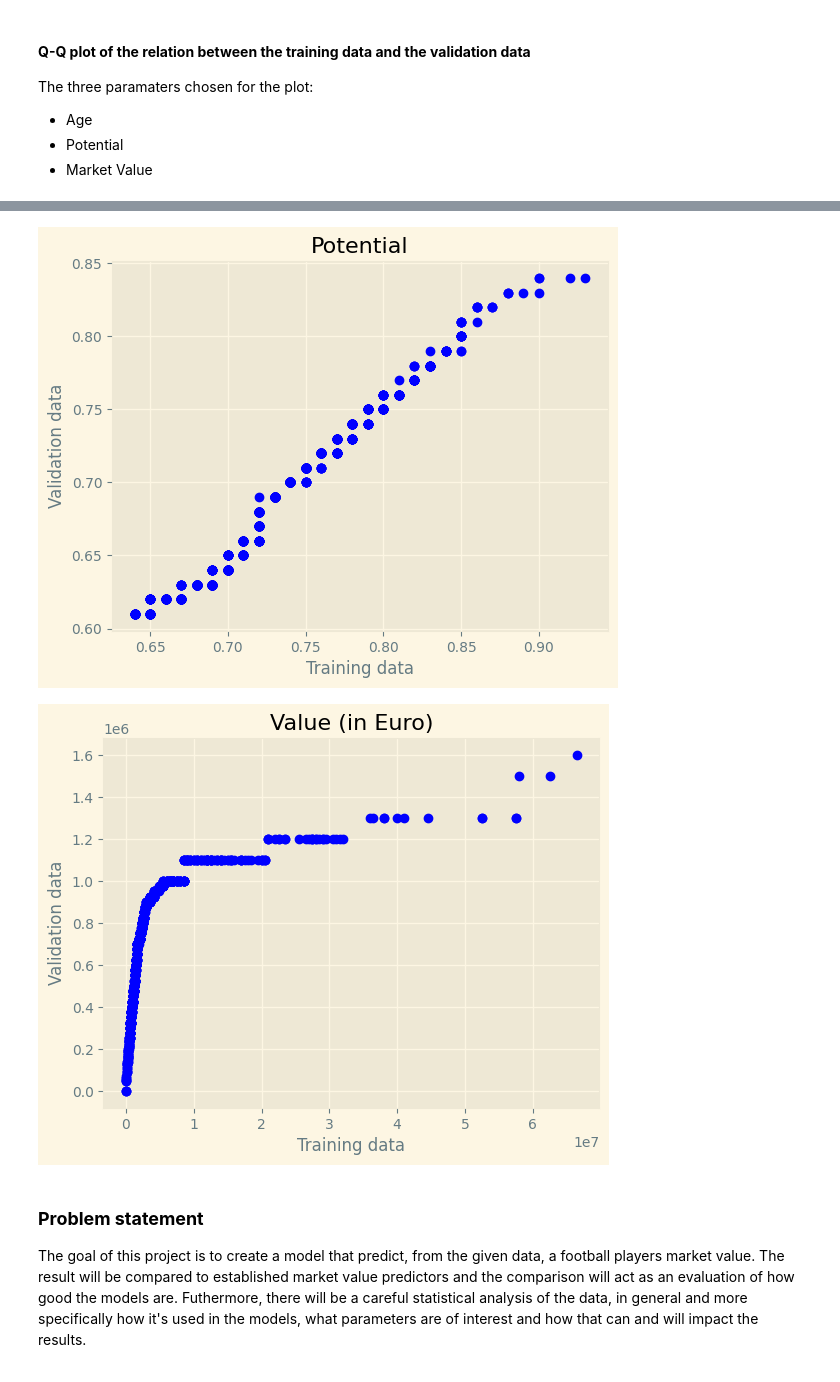
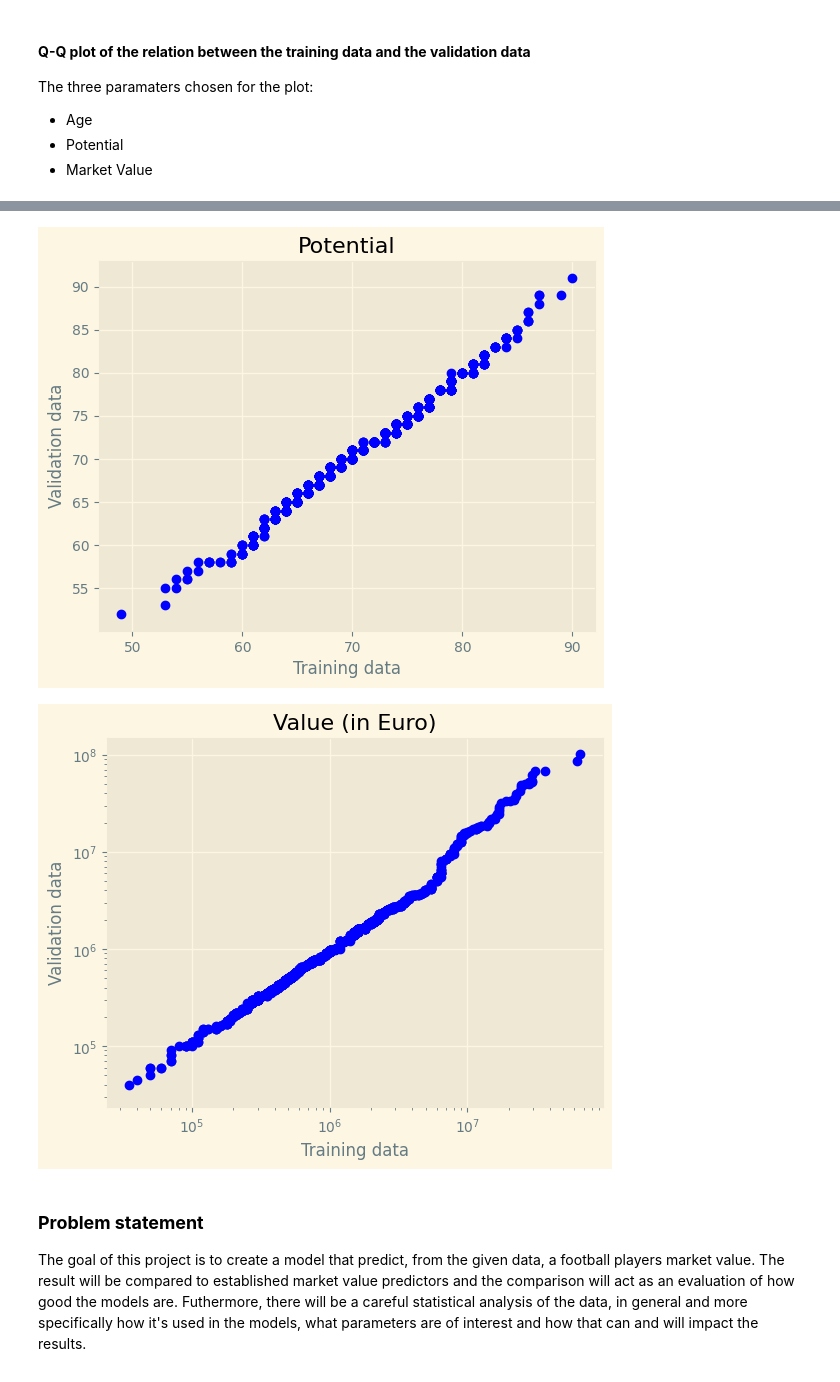
Before and after one commit to ValterMiari/Stats, a Jupyter notebook: Project/project_fifa.ipynb, the cells around one changed output, grey strips where cells are left out. Saved outputs shown, nothing was run; the diff lists cells and outputs as text; code cells hidden in the pictures.

```diff
--- a/Project/project_fifa.ipynb
+++ b/Project/project_fifa.ipynb
@@ -64,15 +64,18 @@ The three paramaters chosen for the plot:
 from random import sample
 # Splitting the data into training and test data
 split_point = int(0.80*len(data))
-train_data = data[:split_point]
-test_data = data[split_point:]
+# Since the data is order by overall, the data needs to be shuffled
+# in order to avoid skewed results
+shuffled_data = data.sample(frac=1)
+train_data = shuffled_data[:split_point]
+test_data = shuffled_data[split_point:]
 
 # Further splitting the training data into training and validation data, for qq-plot
 split_point = int(0.80*len(train_data))
 qq_train = train_data[:split_point]
 qq_validation = train_data[split_point:]
 
-def qq_plot(d1, d2, title: str, sample_size: int, norm=False):
+def qq_plot(d1, d2, title: str, sample_size: int, norm=False, log=False):
     if norm:
         x = sample(list(map(lambda x: x * 0.01, d1)), sample_size)
         y = sample(list(map(lambda x: x * 0.01, d2)), sample_size)
@@ -83,9 +86,12 @@ def qq_plot(d1, d2, title: str, sample_size: int, norm=False):
     ax.scatter(np.sort(x), np.sort(y), color='blue')
     ax.set_xlabel('Training data')
     ax.set_ylabel('Validation data')
+    if log:
+        ax.set_xscale('log')
+        ax.set_yscale('log')
     ax.set_title(title)
 
-qq_plot(list(qq_train['Age']), list(qq_validation['Age']), 'Age', 1000, norm=True)
-qq_plot(list(qq_train['Potential']), list(qq_validation['Potential']), 'Potential', 1000, norm=True)
-qq_plot(list(qq_train['Value(in Euro)']), list(qq_validation['Value(in Euro)']), 'Value (in Euro)', 1000)
+qq_plot(list(qq_train['Age']), list(qq_validation['Age']), 'Age', 1000)
+qq_plot(list(qq_train['Potential']), list(qq_validation['Potential']), 'Potential', 1000)
+qq_plot(list(qq_train['Value(in Euro)']), list(qq_validation['Value(in Euro)']), 'Value (in Euro)', 1000, log=True)
 # %% [output]
@@ -93,5 +99,5 @@ qq_plot(list(qq_train['Value(in Euro)']), list(qq_validation['Value(in Euro)']),
-[figure, old version]
+[figure, new version]
-[figure, old version]
+[figure, new version]
 # %% [markdown]
 ### **Problem statement**
 The goal of this project is to create a model that predict, from the given data, a football players market value. The result will be compared to established market value predictors and the comparison will act as an evaluation of how good the models are. Futhermore, there will be a careful statistical analysis of the data, in general and more specifically how it's used in the models, what parameters are of interest and how that can and will impact the results.
```
Also changed, not shown: parts of 14 cells of this notebook.
